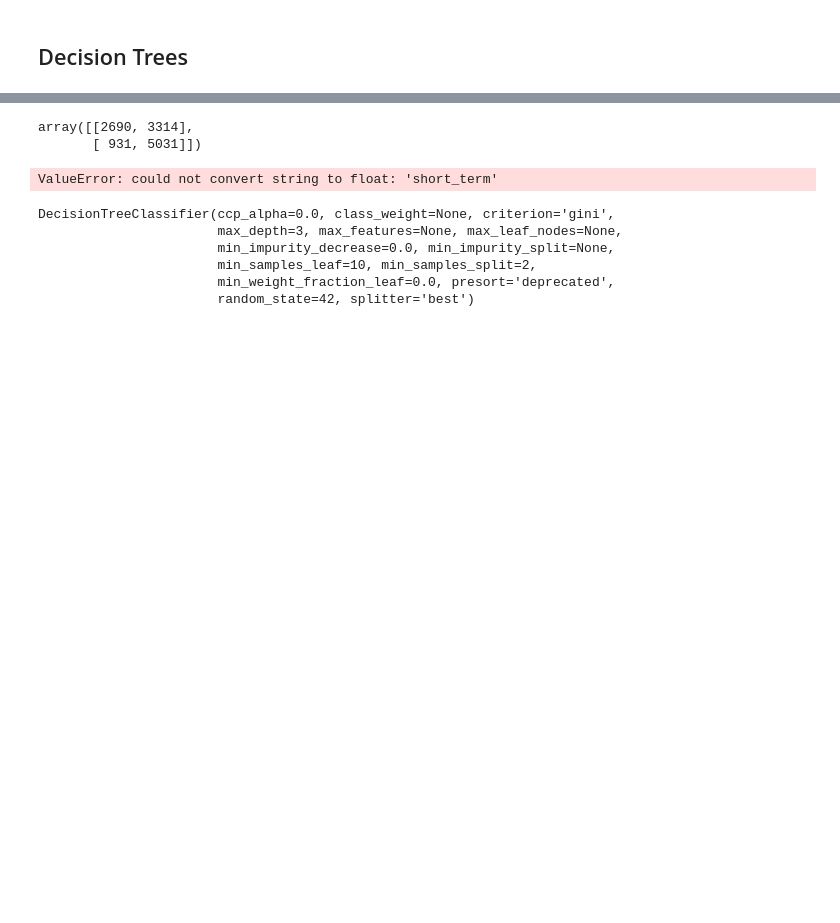
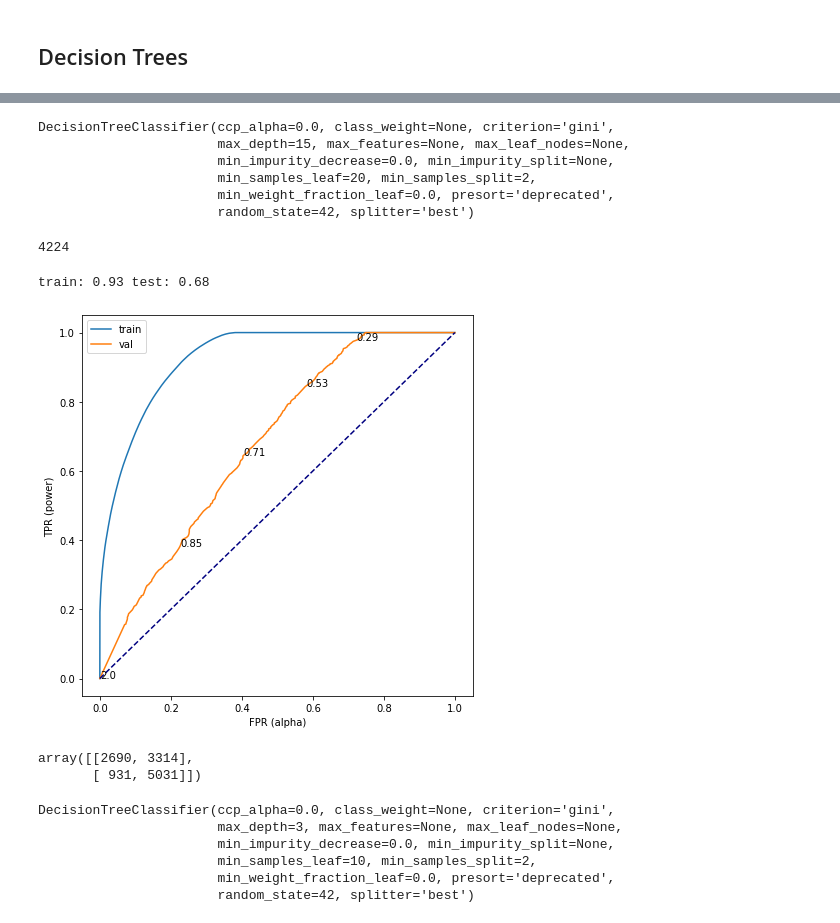
Before and after one commit to sandy-lee/Ethical-recognition-of-potential-loan-defaults-through-machine-learning, a Jupyter notebook: central_notebook.ipynb, the cells around one changed output, grey strips where cells are left out. Saved outputs shown, nothing was run; the diff lists cells and outputs as text; code cells hidden in the pictures; blank space fills up the shorter version.

Commit message:
added resampling and ROC curves

```diff
--- a/central_notebook.ipynb
+++ b/central_notebook.ipynb
@@ -256,7 +253,7 @@ X_train.drop(columns = ["level_0", "index"], inplace = True); #drop old index co
 # %%
 #instantiate tree classifier object
 
-tree_clf = DecisionTreeClassifier(max_depth = 3, min_samples_leaf = 10, random_state = 42)
+tree_clf = DecisionTreeClassifier(max_depth = 15, min_samples_leaf = 20, random_state = 42)
 # %%
 #fit model using cross validation. Need to check this to make sure the approach is accurate and use ROC curve
 #with hyperparamter tuning
@@ -283,0 +279,30 @@ baseline_tree_model
+# %%
+tree_clf.fit(X_train_resampled,y_train_resampled)
+# %% [output]
+DecisionTreeClassifier(ccp_alpha=0.0, class_weight=None, criterion='gini',
+                       max_depth=15, max_features=None, max_leaf_nodes=None,
+                       min_impurity_decrease=0.0, min_impurity_split=None,
+                       min_samples_leaf=20, min_samples_split=2,
+                       min_weight_fraction_leaf=0.0, presort='deprecated',
+                       random_state=42, splitter='best')
+# %%
+def scores(model,X_train,X_val,y_train,y_val):
+    train_prob = model.predict_proba(X_train)[:,1]
+    val_prob = model.predict_proba(X_val)[:,1]
+    train = roc_auc_score(y_train,train_prob)
+    val = roc_auc_score(y_val,val_prob)
+    print('train:',round(train,2),'test:',round(val,2))
+# %%
+def roc_plot(model,X_train,y_train,X_val,y_val):
+    train_prob = model.predict_proba(X_train)[:,1]
+    val_prob = model.predict_proba(X_val)[:,1]
+    plt.figure(figsize=(7,7))
+    for data in [[y_train, train_prob],[y_val, val_prob]]: # ,[y_test, test_prob]
+        fpr, tpr, threshold = roc_curve(data[0], data[1])
+        plt.plot(fpr, tpr)
+    annot(fpr, tpr, threshold)
+    plt.plot([0, 1], [0, 1], color='navy', linestyle='--')
+    plt.ylabel('TPR (power)')
+    plt.xlabel('FPR (alpha)')
+    plt.legend(['train','val'])
+    plt.show()
@@ -284,3 +316,13 @@ baseline_tree_model
+# %%
+len(y_val)
+# %% [output]
+4224
+# %%
+scores(tree_clf,X_train_resampled,X_val_all_numbers,y_train_resampled,y_val)
+roc_plot(tree_clf,X_train_resampled,y_train_resampled,X_val_all_numbers,y_val)
+# %% [output]
+train: 0.93 test: 0.68
+[figure, added]
 # %%
 tree_model_y_train_pred = cross_val_predict(tree_clf,
                                             X_train_updated,
@@ -303,11 +345,6 @@ array([[2690, 3314],
 #2) - TP - We correctly identfied 5031 loans as being default when they are
 #3) - FP - We incorrectly indentified 3314 loans as being paid when they aren't
 #4) - FN - We incorrectly indentifed 931 loans as being default when they aren't
-# %%
-smote = SMOTE()
-X_train_resampled, y_train_resampled = smote.fit_sample(X_train, y_train)
-# %% [output]
-ValueError: could not convert string to float: 'short_term'
 # %%
 tree_clf.fit(X_train_updated,y_train)
 # %% [output]
```
Also changed, not shown: parts of 6 cells of this notebook.
